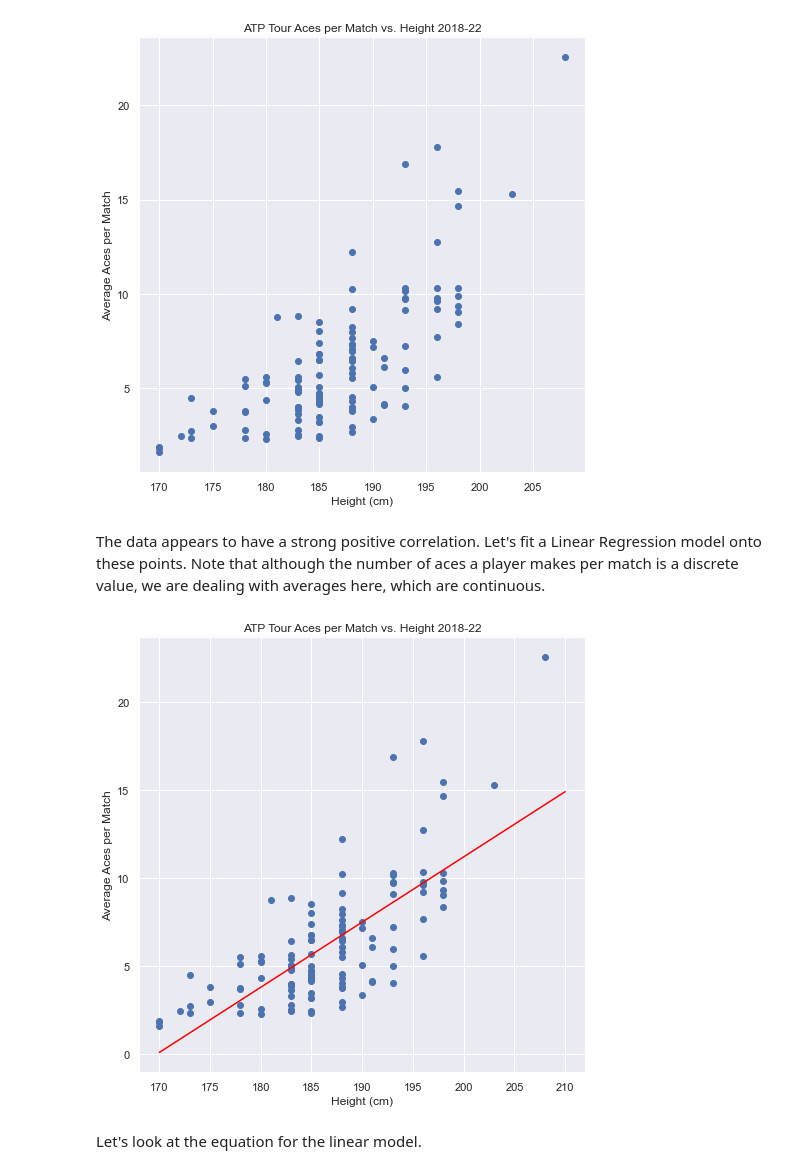
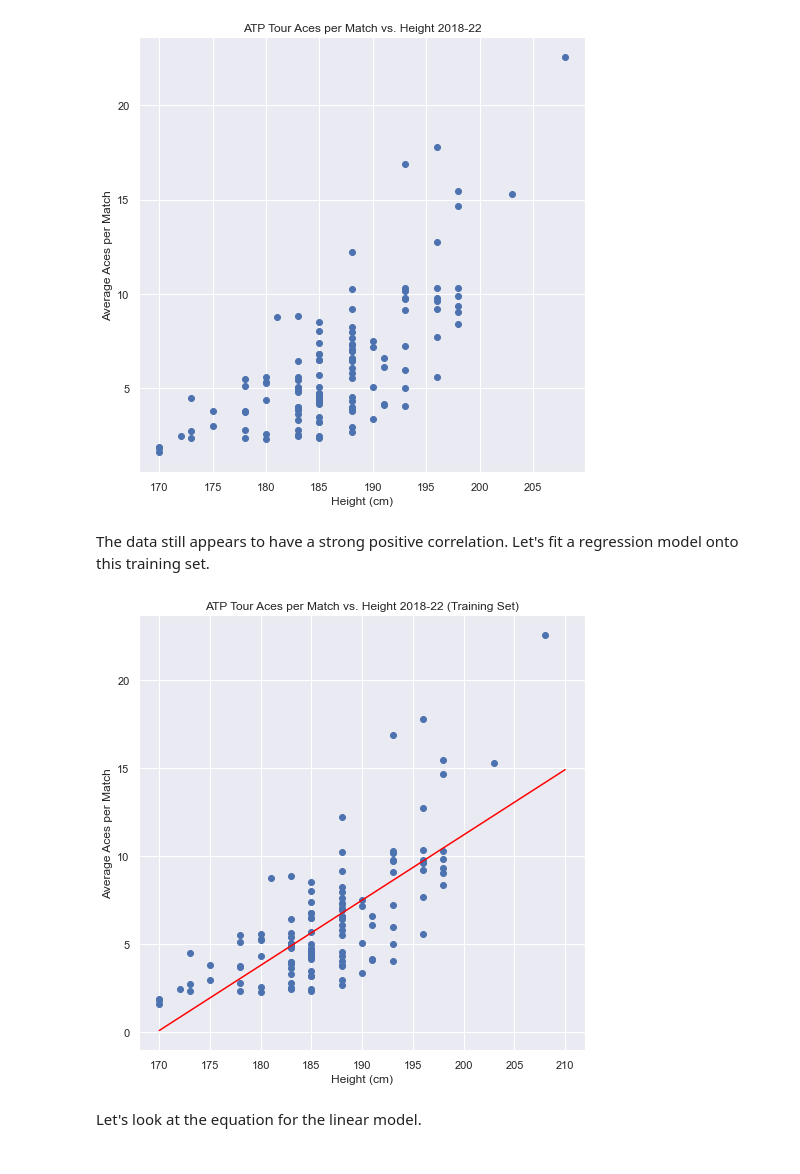
Before and after one commit to eli4278/jekyll_theme, a Jupyter notebook: final_project.ipynb, the cells around one changed output. Cells and saved outputs as stored; diff of their text form; code cells hidden in the pictures.

Commit message:
added test and train set for linreg

```diff
--- a/final_project.ipynb
+++ b/final_project.ipynb
@@ -68,12 +74,12 @@ Now let's add a column for the number of matches each player has lost by iterati
 # %%
 losses = []
 
-for player in player_data['winner_name']:
+for player in player_data['name']:
     sub_df = atp_matches_18_22[atp_matches_18_22['loser_name'] == player]
     losses.append(sub_df.shape[0])
 
 player_data['losses'] = losses
 player_data['matches'] = player_data['wins'] + player_data['losses']
-player_data['win percentage'] = 100 * player_data['wins'] / player_data['matches']
+player_data['win_percentage'] = 100 * player_data['wins'] / player_data['matches']
 player_data.head()
 # %% [output]
@@ -111,7 +117,7 @@ first_serves = []
 first_serve_pts = []
 second_serve_pts = []
 
-for player in player_data['winner_name']:
+for player in player_data['name']:
     sub_df = atp_matches_18_22[atp_matches_18_22['loser_name'] == player]
     sub_df2 = atp_matches_18_22[atp_matches_18_22['winner_name'] == player]
     avg_ace = (sub_df['l_ace'].mean() + sub_df2['w_ace'].mean()) / 2
@@ -195,9 +200,5 @@ We also want to know how strong this correlation is.
 # %%
-import statsmodels.formula.api as smf
-
-player_data = player_data.rename(columns={'win percentage':'win_percentage'})
-model = smf.ols(formula="win_percentage ~ winner_ht", data=player_data).fit()
-
+model = smf.ols(formula="win_percentage ~ height", data=player_data).fit()
 print(model.summary())
 # %% [output]
                             OLS Regression Results
@@ -229,4 +243,4 @@ Let's try plotting height vs. average aces made per match.
 # %%
-X_train, X_test, y_train, y_test = train_test_split(player_data['winner_ht'], player_data['aces_per_match'], test_size=0.2, random_state=42)
-X_train.head()
+X_train, X_test, y_train, y_test = train_test_split(player_data['height'], player_data['aces_per_match'], test_size=0.2, random_state=42)
+len(X_train)
 # %% [output]
@@ -246,21 +263,21 @@ plt.show()
 # %% [output]
 [figure]
 # %% [markdown]
-The data appears to have a strong positive correlation. Let's fit a Linear Regression model onto these points. Note that although the number of aces a player makes per match is a discrete value, we are dealing with averages here, which are continuous.
+The data still appears to have a strong positive correlation. Let's fit a regression model onto this training set.
 # %%
 plt.figure(figsize=(8,8))
 plt.scatter(X_train, y_train)
-plt.title('ATP Tour Aces per Match vs. Height 2018-22')
+plt.title('ATP Tour Aces per Match vs. Height 2018-22 (Training Set)')
 plt.xlabel('Height (cm)')
 plt.ylabel('Average Aces per Match')
 # Fitting a regression line
 z = np.polyfit(X_train, y_train, 1)
 p = np.poly1d(z)
 xp = np.linspace(170, 210, 100)
 plt.plot(xp, p(xp), color='red')
 plt.show()
 # %% [output]
-[figure, old version]
+[figure, new version]
 # %% [markdown]
 Let's look at the equation for the linear model.
 # %%
```
Also changed, not shown: parts of 53 cells of this notebook, 5 other files.
